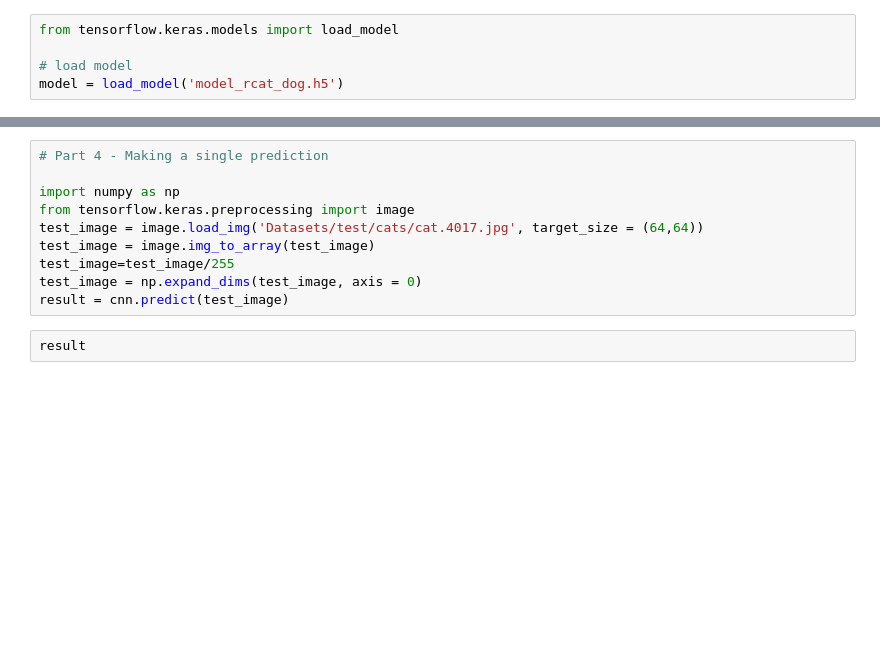
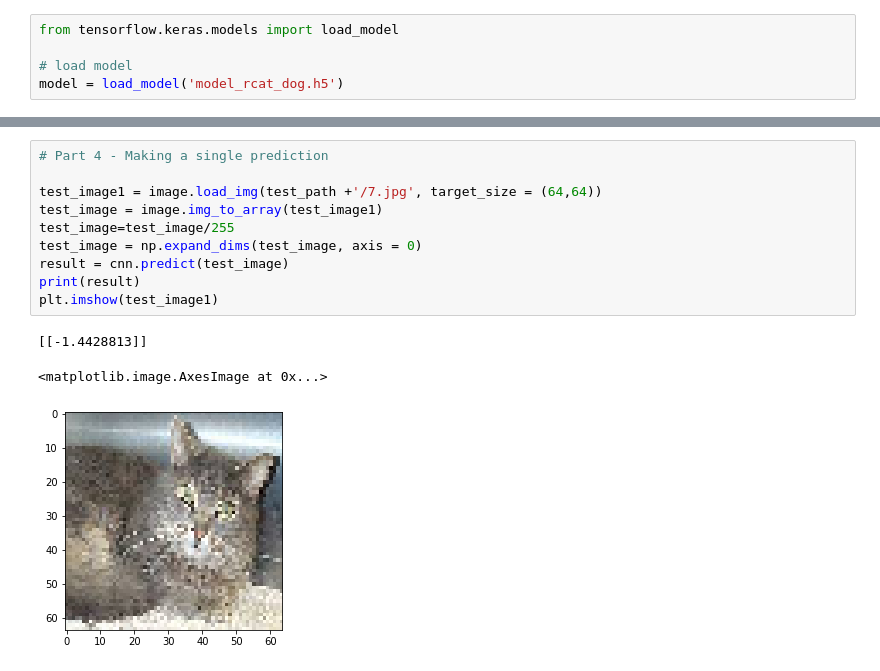
Before and after one commit to pvidya11/Deep_Learning, a Jupyter notebook: Projects/21_CNN(ImageClassification)_Using_SVM/Convolutional_Neural_Network_Using_SVM_as_Final_Layer.ipynb, the cells around one changed output, grey strips where cells are left out. Drawn from its saved outputs; the diff is of its cells as text; blank space fills up the shorter version.

```diff
--- a/Projects/21_CNN(ImageClassification)_Using_SVM/Convolutional_Neural_Network_Using_SVM_as_Final_Layer.ipynb
+++ b/Projects/21_CNN(ImageClassification)_Using_SVM/Convolutional_Neural_Network_Using_SVM_as_Final_Layer.ipynb
@@ -134,13 +220,15 @@ result
 # %%
 # Part 4 - Making a single prediction
 
-import numpy as np
-from tensorflow.keras.preprocessing import image
-test_image = image.load_img('Datasets/test/cats/cat.4017.jpg', target_size = (64,64))
-test_image = image.img_to_array(test_image)
+test_image1 = image.load_img(test_path +'/7.jpg', target_size = (64,64))
+test_image = image.img_to_array(test_image1)
 test_image=test_image/255
 test_image = np.expand_dims(test_image, axis = 0)
 result = cnn.predict(test_image)
+print(result)
+plt.imshow(test_image1)
+# %% [output]
+[[-1.4428813]]
+<matplotlib.image.AxesImage at 0x...>
+[figure, added]
-# %%
-result
 # %%
```
Also changed, not shown: parts of 14 cells of this notebook.
